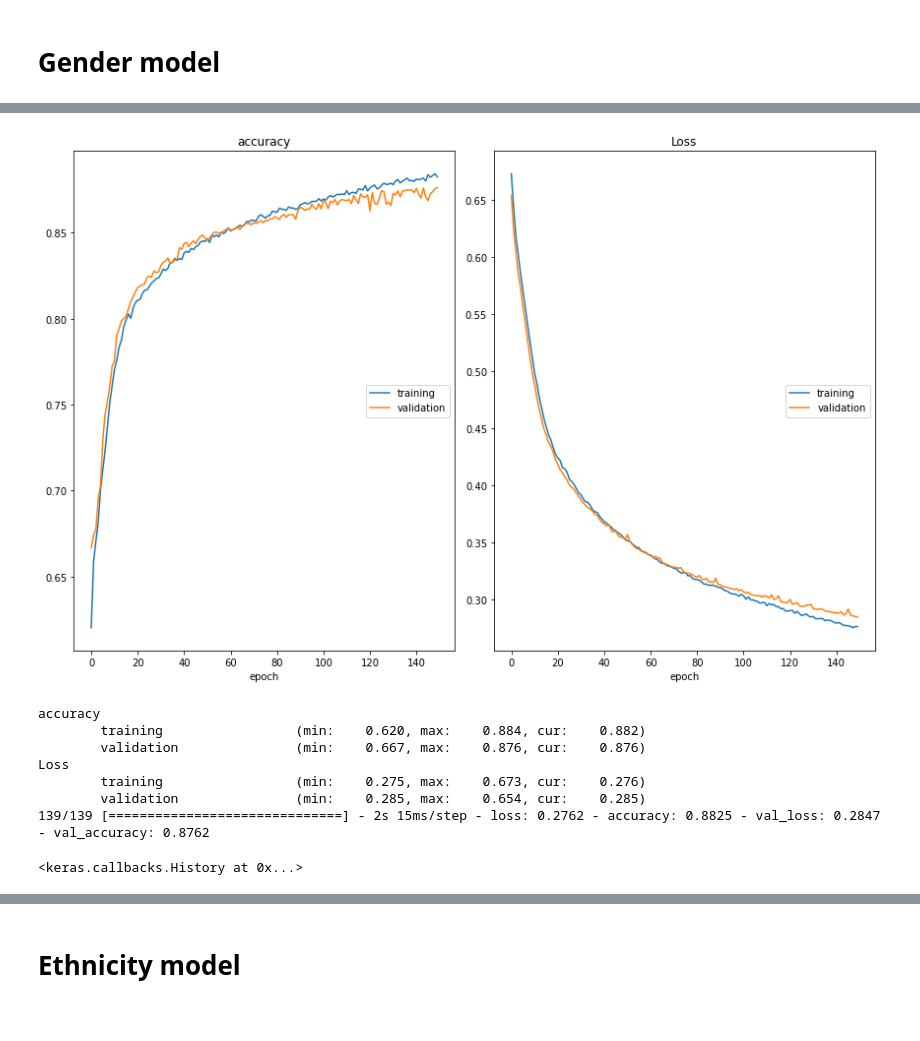
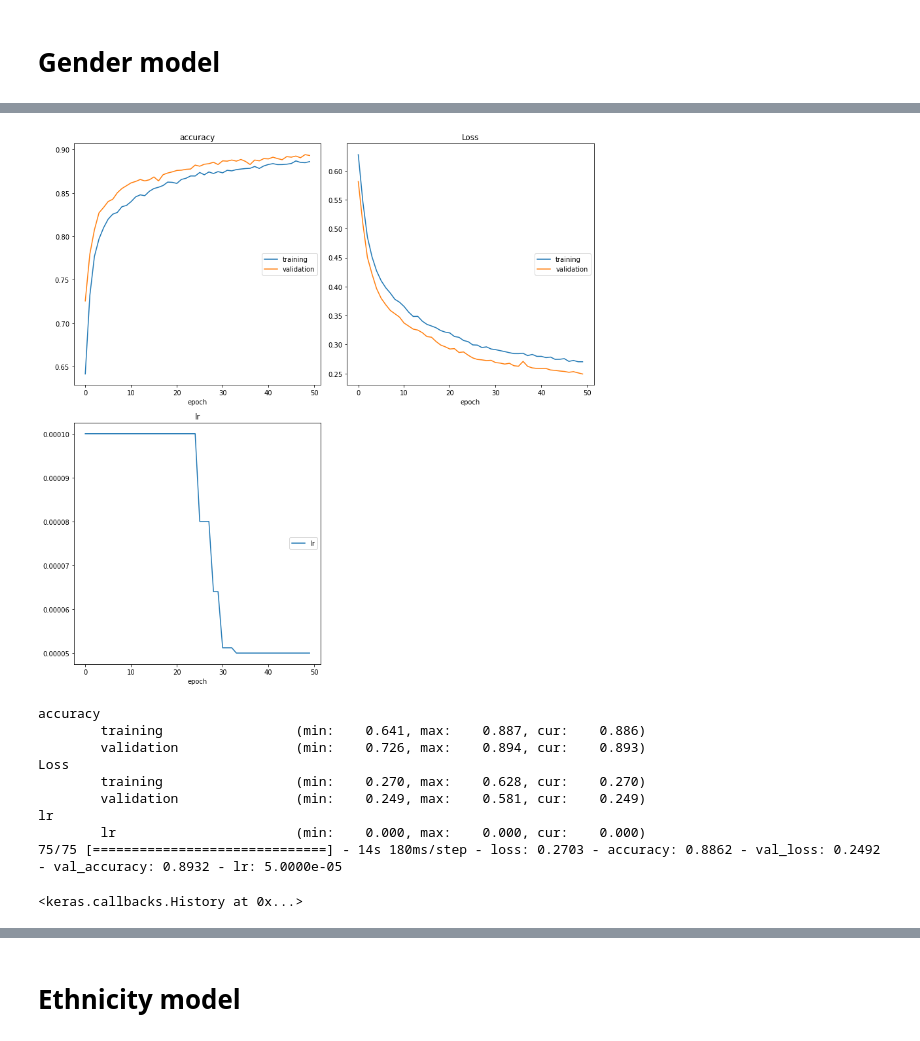
Before and after one commit to R15EN/multitask-learning, a Jupyter notebook: main.ipynb, the cells around one changed output, grey strips where cells are left out. Saved outputs shown, nothing was run; the diff lists cells and outputs as text; code cells hidden in the pictures.

Commit message:
added data generator with augmetation

```diff
--- a/main.ipynb
+++ b/main.ipynb
@@ -104,3 +68,5 @@ dtype: int64
+# %%
+data.pixels = data.pixels.apply(lambda pix: np.fromstring(pix, dtype=int, sep=' ').reshape(*IMAGE_SIZE, 1)) / 255.
 # %% [markdown]
 ## Data distribution
 # %%
@@ -153,7 +86,0 @@ def plot_images(np_images, true_gender, true_ethnicity, true_age,
-# %%
-X = [img for img in data['pixels'].apply(gen_np_image_from_pixels).values]
-X = np.array(X)
-y = data[['age', 'ethnicity', 'gender']].copy()
-# %%
-# discard emissions
-y.age = y.age.apply(lambda x: 90 if x > 90 else x)
@@ -180,3 +148,10 @@ plot_images(sample, gender, ethnicity, age)
+# %%
+def get_generators(labels, batch_size):
+    train_gen = DataGenerator(train, labels=labels, batch_size=batch_size, shuffle=True, augment=True)
+    val_gen = DataGenerator(val, labels=labels, batch_size=batch_size, shuffle=False, augment=False)
+    test_gen = DataGenerator(test, labels=labels, batch_size=batch_size, shuffle=False, augment=False)
+
+    return train_gen, val_gen, test_gen
 # %% [markdown]
 # Gender model
 # %%
@@ -210,31 +189,45 @@ Trainable params: 608,769
 Non-trainable params: 0
 _________________________________________________________________
 # %%
-BATCH_SIZE = 128
-EPOCHS = 150
+EPOCHS = 50
+BATCH_SIZE = 256
 
-optimizer = tf.keras.optimizers.Adam(learning_rate=1e-5)
+train_gender_gen, val_gender_gen, test_gender_gen = get_generators(labels=['gender'],
+                                                                   batch_size=BATCH_SIZE)
+
+optimizer = tf.keras.optimizers.Adam(learning_rate=1e-4)
 loss = tf.keras.losses.BinaryCrossentropy()
-model_checkpoint_callback = tf.keras.callbacks.ModelCheckpoint(filepath=CHECKPOINT_PATH + 'model_gender.h5',
-                                               monitor='val_loss',
-                                               mode='min',
-                                               verbose=0,
-                                               save_best_only=True,
-                                               save_weights_only=False)
 
-model_gender.compile(loss=loss, optimizer=optimizer, metrics=['accuracy'])
-model_gender.fit(x=X_train, y=y_train.gender.values,
-                 batch_size=BATCH_SIZE,
+checkpoint = tf.keras.callbacks.ModelCheckpoint(CHECKPOINT_PATH + 'model_gender.h5',
+                                                monitor='val_loss',
+                                                mode='min',
+                                                verbose=0,
+                                                save_best_only=True,
+                                                save_weights_only=False)
+
+reduce_lr = tf.keras.callbacks.ReduceLROnPlateau(monitor='val_loss',
+                                                 factor=0.8,
+                                                 min_delta=0.005,
+                                                 patience=2,
+                                                 mode='min',
+                                                 min_lr=5e-5)
+
+callbacks = [checkpoint, reduce_lr, PlotLossesCallback()]
+
+gender_model.compile(loss=loss, optimizer=optimizer, metrics=['accuracy'])
+gender_model.fit(train_gender_gen,
+                 validation_data=[val_gender_gen],
                  epochs=EPOCHS,
-                 callbacks=[model_checkpoint_callback, PlotLossesCallback()],
-                 validation_data=[X_test, y_test.gender.values])
+                 callbacks=callbacks)
 # %% [output]
-[figure, old version]
+[figure, new version]
 accuracy
-        training                 (min:    0.620, max:    0.884, cur:    0.882)
-        validation               (min:    0.667, max:    0.876, cur:    0.876)
+        training                 (min:    0.641, max:    0.887, cur:    0.886)
+        validation               (min:    0.726, max:    0.894, cur:    0.893)
 Loss
-        training                 (min:    0.275, max:    0.673, cur:    0.276)
-        validation               (min:    0.285, max:    0.654, cur:    0.285)
-139/139 [==============================] - 2s 15ms/step - loss: 0.2762 - accuracy: 0.8825 - val_loss: 0.2847 - val_accuracy: 0.8762
+        training                 (min:    0.270, max:    0.628, cur:    0.270)
+        validation               (min:    0.249, max:    0.581, cur:    0.249)
+lr
+        lr                       (min:    0.000, max:    0.000, cur:    0.000)
+75/75 [==============================] - 14s 180ms/step - loss: 0.2703 - accuracy: 0.8862 - val_loss: 0.2492 - val_accuracy: 0.8932 - lr: 5.0000e-05
 <keras.callbacks.History at 0x...>
```
Also changed, not shown: parts of 53 cells of this notebook.
